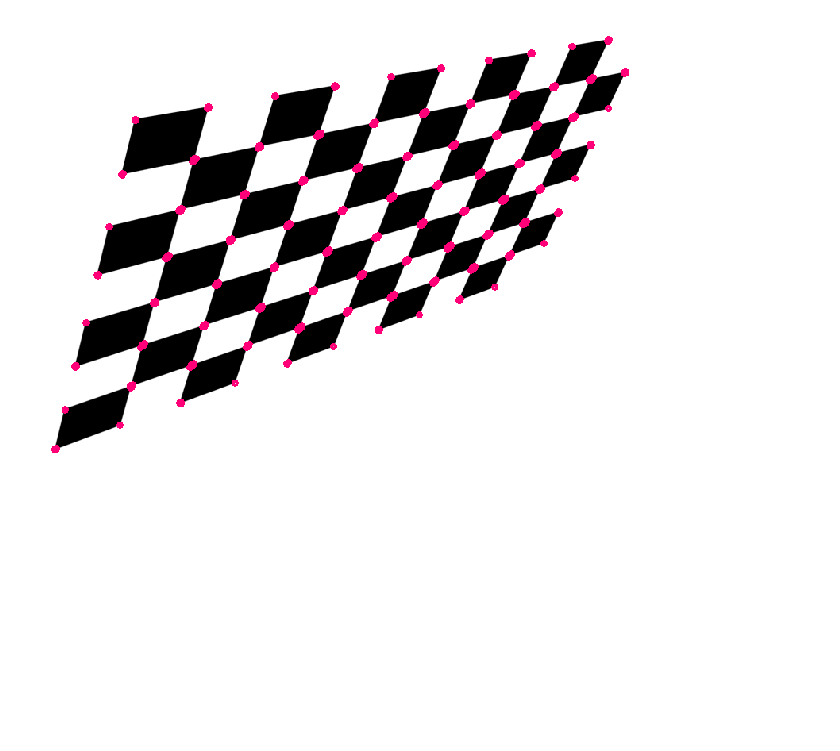
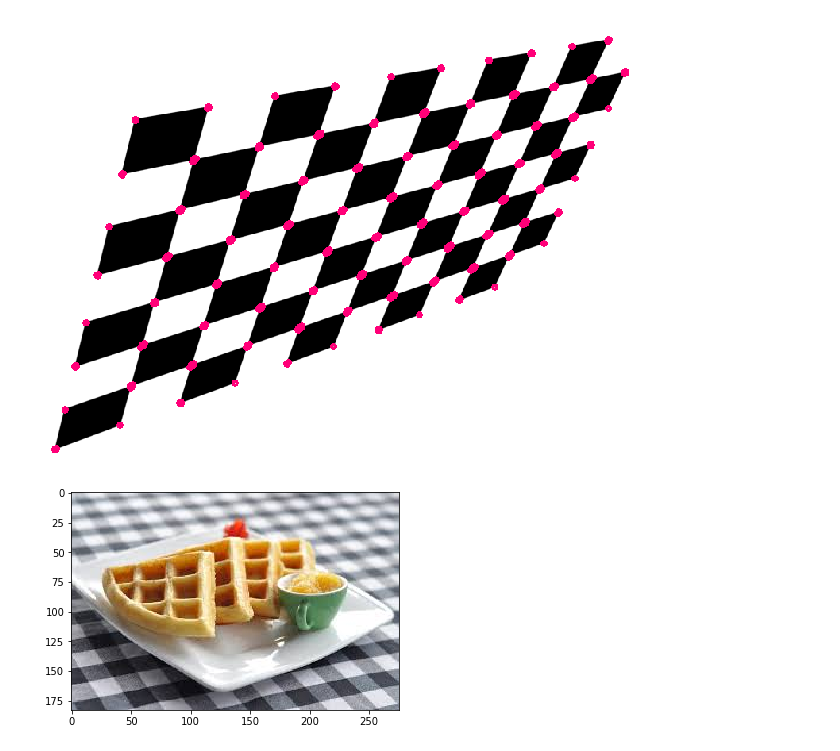
Before and after one commit to ibqn/cv-jupiter, a Jupyter notebook: types of features image segmentation/harris corner detection.ipynb, the cells around one changed output. Drawn from its saved outputs; the diff is of its cells as text; code cells hidden in the pictures; blank space fills up the shorter version.

```diff
--- a/types of features image segmentation/harris corner detection.ipynb
+++ b/types of features image segmentation/harris corner detection.ipynb
@@ -56,3 +56,14 @@ plt.imshow(img_corners)
 plt.show()
 # %% [output]
 [figure]
+# %%
+# read in the image
+waffle_img = cv.imread('images/waffle.jpg')
+
+# change color to RGB
+waffle_img = cv.cvtColor(waffle_img, cv.COLOR_BGR2RGB)
+
+plt.imshow(waffle_img)
+plt.show()
+# %% [output]
+[figure, added]
```
Also changed, not shown: parts of 2 cells of this notebook.
